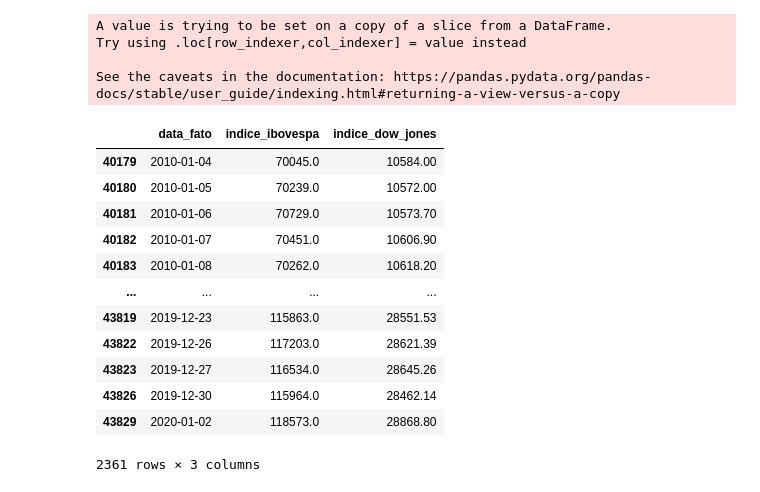
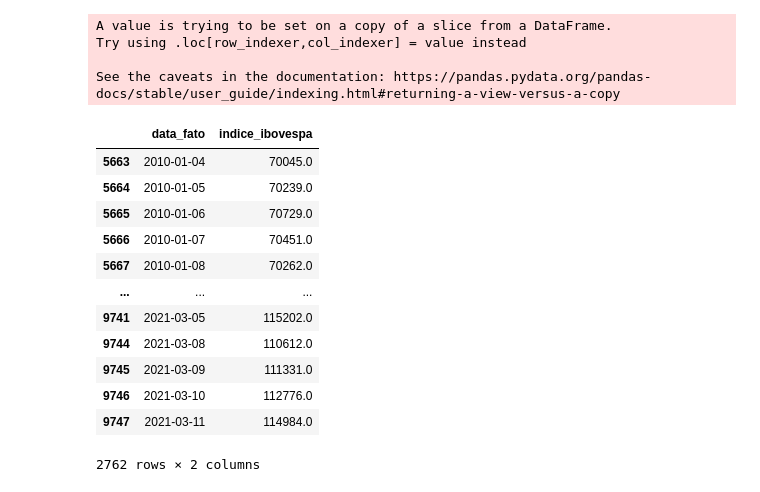
Before and after one commit to BragaWill/fechamento-ibovespa-python, a Jupyter notebook: analise_ibov.ipynb, the cells around one changed output. Saved outputs shown, nothing was run; the diff lists cells and outputs as text; code cells hidden in the pictures.

```diff
--- a/analise_ibov.ipynb
+++ b/analise_ibov.ipynb
@@ -24,0 +10,6 @@ dataset
+# %%
+from google.colab import drive
+drive.mount('/content/drive')
+
+dataset = pd.read_csv('/content/drive/MyDrive/Ipeadata/ipeadata.csv', sep=",")
+dataset
@@ -25,6 +31,6 @@ dataset
 # %%
 # Preparação dos dados
-dataset.columns = ['data_fato','indice_ibovespa','indice_dow_jones', '?']
+dataset.columns = ['data_fato','indice_ibovespa', '?']
 dataset.drop('?', inplace=True, axis=1)
 dataset = dataset.dropna()
 dataset
@@ -45,6 +51,6 @@ dataset
 # %%
 import seaborn as sns
 sns.set(rc={'figure.figsize':(25,10)})
-dataset.set_index('data_fato').plot(y=['indice_ibovespa', 'indice_dow_jones'] ,fontsize=20,linewidth=1 , logy=True)
+dataset.set_index('data_fato').plot(y=['indice_ibovespa'] ,fontsize=20,linewidth=1 , logy=True)
 # %% [output]
 <matplotlib.axes._subplots.AxesSubplot at 0x...>
@@ -52,26 +58,26 @@ dataset.set_index('data_fato').plot(y=['indice_ibovespa', 'indice_dow_jones'] ,f
 # %%
-# Restringir periodo entre 02/01/2010 - 02/01/2020
+# Restringir periodo
 dataset['data_fato'] = pd.to_datetime(dataset['data_fato'], format='%d/%m/%Y')
-periodo = (dataset['data_fato']>'01/02/2010') & (dataset['data_fato'] < '01/03/2020')
+periodo = (dataset['data_fato']>'01/02/2010') & (dataset['data_fato'] < '11/03/2021')
 dataset_2 = dataset[periodo].copy()
 dataset_2
 # %% [output]
 A value is trying to be set on a copy of a slice from a DataFrame.
 Try using .loc[row_indexer,col_indexer] = value instead
 
 See the caveats in the documentation: https://pandas.pydata.org/pandas-docs/stable/user_guide/indexing.html#returning-a-view-versus-a-copy
-|  | data_fato | indice_ibovespa | indice_dow_jones |
-| 40179 | 2010-01-04 | 70045.0 | 10584.00 |
-| 40180 | 2010-01-05 | 70239.0 | 10572.00 |
-| 40181 | 2010-01-06 | 70729.0 | 10573.70 |
-| 40182 | 2010-01-07 | 70451.0 | 10606.90 |
-| 40183 | 2010-01-08 | 70262.0 | 10618.20 |
-| ... | ... | ... | ... |
-| 43819 | 2019-12-23 | 115863.0 | 28551.53 |
-| 43822 | 2019-12-26 | 117203.0 | 28621.39 |
-| 43823 | 2019-12-27 | 116534.0 | 28645.26 |
-| 43826 | 2019-12-30 | 115964.0 | 28462.14 |
-| 43829 | 2020-01-02 | 118573.0 | 28868.80 |
+|  | data_fato | indice_ibovespa |
+| 5663 | 2010-01-04 | 70045.0 |
+| 5664 | 2010-01-05 | 70239.0 |
+| 5665 | 2010-01-06 | 70729.0 |
+| 5666 | 2010-01-07 | 70451.0 |
+| 5667 | 2010-01-08 | 70262.0 |
+| ... | ... | ... |
+| 9741 | 2021-03-05 | 115202.0 |
+| 9744 | 2021-03-08 | 110612.0 |
+| 9745 | 2021-03-09 | 111331.0 |
+| 9746 | 2021-03-10 | 112776.0 |
+| 9747 | 2021-03-11 | 114984.0 |
-2361 rows × 3 columns
+2762 rows × 2 columns
 # %%
 sns.set(rc={'figure.figsize':(20,10)})
```
Also changed, not shown: parts of 26 cells of this notebook.
